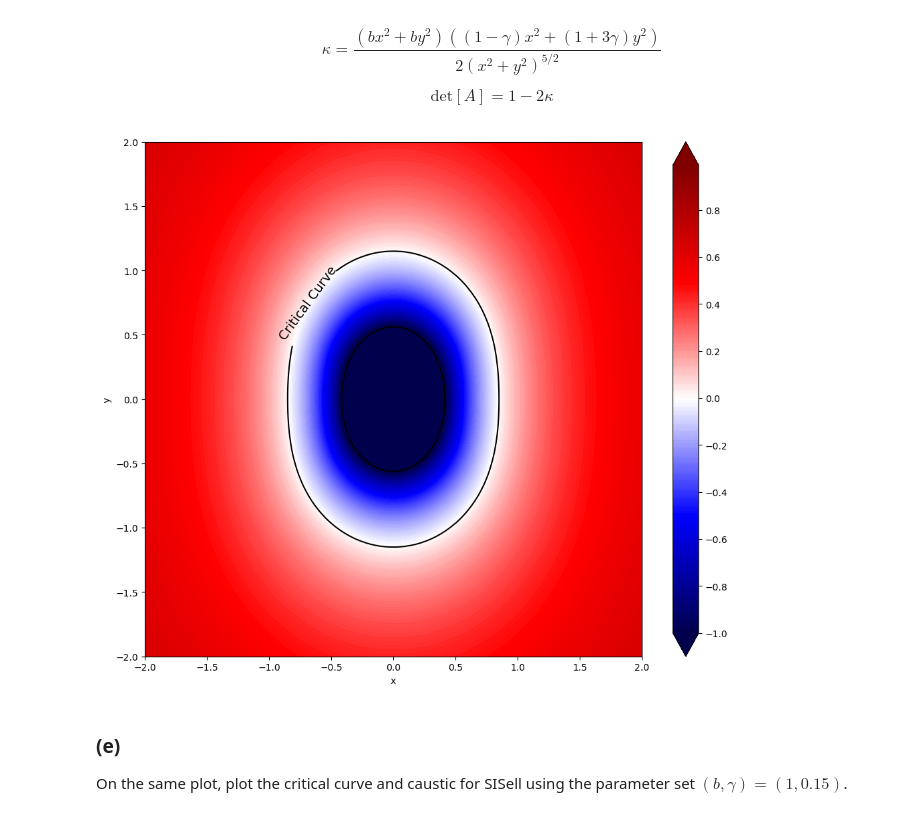
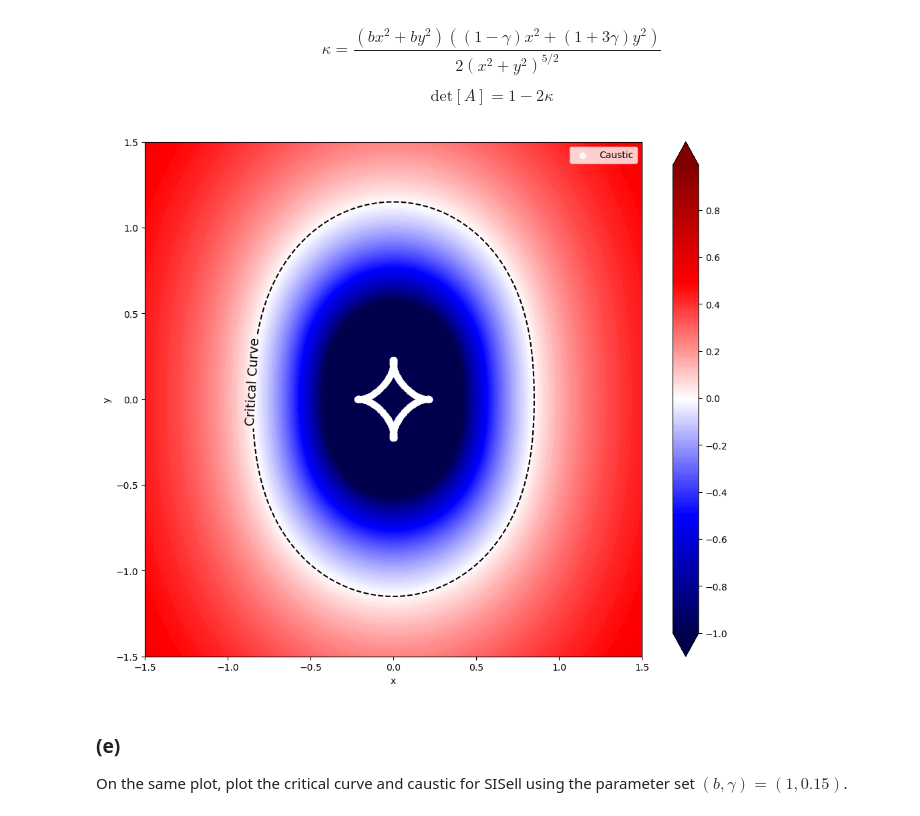
Before and after one commit to tylerbarna/AST8110, a Jupyter notebook: pset04/pset04.ipynb, the cells around one changed output. Cells and saved outputs as stored; diff of their text form; code cells hidden in the pictures.

Commit message:
sarah check
seeing if sarah's method for caustic maps onto plot

```diff
--- a/pset04/pset04.ipynb
+++ b/pset04/pset04.ipynb
@@ -85,57 +85,83 @@ y_i = y_s
 This will be the caustic -->
 # %%
 ## create function
-x,y = np.linspace(-2,2,100), np.linspace(-2,2,100)
+x,y = np.linspace(-1.5,1.5,100), np.linspace(-1.5,1.5,100)
 X,Y = np.meshgrid(x,y)
 
-def det(x,y,b,gamma): ## determinant
+def det(x,y,b,gamma): ## det
     det = (1 -  ((b*x**2+b*y**2)*((1-3*gamma)*x**2+(1+3*gamma)*y**2))/(x**2+y**2)**(5/2))
     return det
 
 def deflection(x,y,b,gamma): ## deflection
-    def_x = (b*x/np.sqrt(x**2+y**2)) * (1 + gamma * (x**2+3*y**2)/(x**2+y**2))
-    def_y = (b*y/np.sqrt(x**2+y**2)) * (1 + gamma * (3*x**2+y**2)/(x**2+y**2))
-    alpha = np.sqrt(def_x**2 + def_y**2)
-    #X_def, Y_def = np.meshgrid(x-def_x, y-def_y)
-    #print(deflection)
-    #deflection = np.meshgrid([def_x, def_y])
-    #deflection = np.sqrt(def_x**2 + def_y**2)
-    return alpha
+    # def_x = (b*x/np.sqrt(x**2+y**2)) * (1 + gamma * (x**2+3*y**2)/(x**2+y**2))
+    # def_y = (b*y/np.sqrt(x**2+y**2)) * (1 + gamma * (3*x**2+y**2)/(x**2+y**2))
+    def_x = (((1+gamma)*b*x)/(x**2+y**2)**(1/2))+((2*gamma*b*x*y**2)/(x**2+y**2)**(3/2))
+    def_y = (((1-3*gamma)*b*y)/(x**2+y**2)**(1/2))+((2*gamma*b*y**3)/(x**2+y**2)**(3/2))
+    alpha = det(def_x*x*10, def_y*y/1, b, gamma)
+    return (def_x,def_y)
 
+b = 1
+gamma = 0.05
+fig, ax = plt.subplots(figsize=(12,10))
+curve = ax.contour(X,Y,det(X,Y,b,gamma),levels=[0],colors='black',linestyles='dashed')
+#curve2 = ax.contour(X,Y,deflection(X,Y,b,gamma),levels=[0],colors='black')
+# curve2 = ax.contour(X,Y,deflection(X,Y,b,gamma),levels=[0],colors='black')
+cbar = ax.contourf(X,Y,det(X,Y,b,gamma),np.arange(-1,1,.01),cmap='seismic',extend='both')
 
-## plot for gamma = 0.05
-fig, ax = plt.subplots(figsize=(12,10))
+defl_x, defl_y = deflection(x,y,b,gamma)
+X2, Y2 = np.meshgrid(x-defl_x,y-defl_y)
 
-curve = ax.contour(X,Y,det(X,Y,1,0.05),levels=[0],colors='black')
-curve2 = ax.contour(X,Y,det(X,Y,1,0.05)-deflection(X,Y,1,0.05),levels=[0],colors='black')
-cbar = ax.contourf(X,Y,det(X,Y,1,0.05),np.arange(-1,1,.01),cmap='seismic',extend='both')
-
-## calculate the caustic
-# cc = curve.collections[0].get_paths()[0].vertices
-# print(cc.shape)
-# caus = cc - deflection(cc[:,0],cc[:,1],1,0.05).reshape(cc.shape)
-# ax.plot(caus[:,0],caus[:,1],color='orange')
-# X_c, Y_c = np.meshgrid(caus[:,0], caus[:,1])
-#ax.contour(caus[:,0],caus[:,1],det(caus[:,0],caus[:,1],1,0.05),levels=[0],colors='black')
-#ax.contour(X_c,Y_c,det(X,Y,1,0.05),levels=[0],colors='black')
-#caus = cc - deflection(cc[:,0],cc[:,1],1,0.05)
-#ax.contour(X,Y,deflection(X,Y,1,0.05),np.arange(-1,1,.01),cmap='seismic',extend='both')
-#print(caus)
-#ax.plot(caus[:,0],caus[:,1],color='black',linewidth=2)
+# curve2 = ax.contour(X2,Y2,det(1/(X),1/(Y),b,gamma),levels=[0],colors='black')
+#ax.plot(X2,Y2)
 
 curveLabel = ['Critical Curve']
 fmt = {}
 for l, s in zip(curve.levels, curveLabel):
     fmt[l] = s
 ax.clabel(curve, curve.levels,fmt=fmt,inline=True,fontsize=14)
+curveLabel = ['Caustic']
+# fmt = {}
+# for l, s in zip(curve.levels, curveLabel):
+#     fmt[l] = s
+# ax.clabel(curve2, curve2.levels,fmt=fmt,inline=True,fontsize=14)
 
 fig.colorbar(cbar,ax=ax);
 ax.set_xlabel('x',fontsize=10)
 ax.set_ylabel('y',fontsize=10)
 
+det_vals_1 = []
+det_vals_2 = []
+x_vals = []
+y_vals = []
+dag1_x = []
+dag1_y = []
+dag2_x = []
+dag2_y = []
+for i in x:
+    for j in y:
+        det_vals_1.append(det(i, j, 1, 0.05))
+        det_vals_2.append(det(i, j, 1, 0.15))
+        dag1_x.append(deflection(i, j, 1, 0.05)[0])
+        dag1_y.append(deflection(i, j, 1, 0.05)[1])
+        x_vals.append(i)
+        y_vals.append(j)
+
+abs_val_1 = [abs(ele) for ele in det_vals_1]
+df = pd.DataFrame(list(zip(x_vals, y_vals, det_vals_1, abs_val_1,dag1_x, dag1_y)),
+                  columns =['x', 'y', 'det', 'abs_det','dag_x','dag_y'])
+rslt_1 = df[df['abs_det'] < 0.03]
+x_crit_1 = rslt_1['x']
+y_crit_1 = rslt_1['y']
+dgl_x_1 = rslt_1['dag_x']
+dgl_y_1 = rslt_1['dag_y']
+x_caustic_1 = x_crit_1 - dgl_x_1
+y_caustic_1 = y_crit_1 - dgl_y_1
+plt.scatter(x_caustic_1, y_caustic_1, color='white', label='Caustic')
+ax.legend()
+
 plt.show()
 # %% [output]
-[figure, old version]
+[figure, new version]
 # %% [markdown]
 ### (e)
 
```
Also changed, not shown: parts of 1 cell of this notebook.
